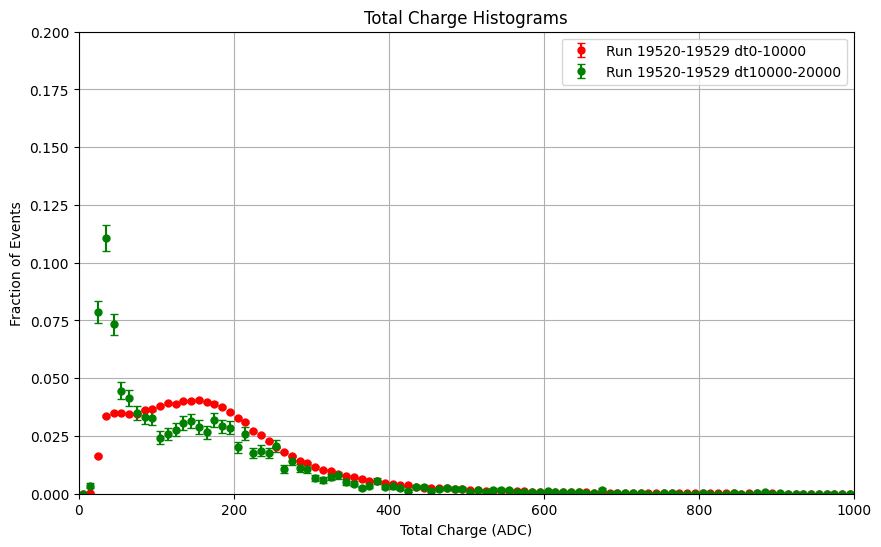
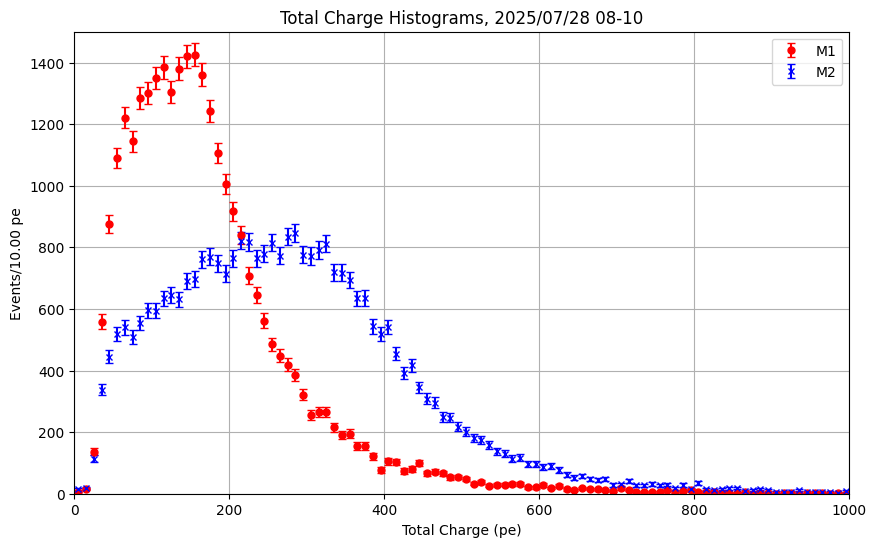
The notebook cell's code change between the first figure and the second:
--- before
+++ after
@@ -5,24 +5,14 @@
 err1 = err1.astype(float)
 err2 = err2.astype(float)
-
-# Store original sums for proper error normalization
-sum1_orig = np.sum(sum_area1)
-sum2_orig = np.sum(sum_area2)
-
-sum_area1 /= sum1_orig
-sum_area2 /= sum2_orig
-err1 /= sum1_orig  # Scale errors by the same factor as the histogram
-err2 /= sum2_orig  # Scale errors by the same factor as the histogram
 err_total = np.sqrt(err1**2 + err2**2)
-print(err_total)
-
+bin_step = 1000 / centers1.size  # Assuming centers1 and centers2 have the same size
 #plotting hist1 and hist2 on the same plot
 plt.figure(figsize=(10, 6))
-plt.errorbar(centers1, sum_area1, yerr=err1, fmt='o', label='Run 19520-19529 dt0-10000', color='red', markersize=5, capsize=3)
-plt.errorbar(centers2, sum_area2, yerr=err2, fmt='o', label='Run 19520-19529 dt10000-20000', color='green', markersize=5, capsize=3)
-plt.title('Total Charge Histograms')
-plt.xlabel('Total Charge (ADC)')
-plt.ylabel('Fraction of Events')
-plt.ylim(0, 0.2)
+plt.errorbar(centers1, sum_area1, yerr=err1, fmt='o', label='M1', color='red', markersize=5, capsize=3)
+plt.errorbar(centers2, sum_area2, yerr=err2, fmt='x', label='M2', color='blue', markersize=5, capsize=3)
+plt.title('Total Charge Histograms, 2025/07/28 08-10')
+plt.xlabel('Total Charge (pe)')
+plt.ylabel(f'Events/{bin_step:.2f} pe')  # Adjusted ylabel to include bin step
+plt.ylim(0, 1500)
 plt.xlim(0, 1000)
 plt.legend()
@@ -33,10 +23,10 @@
 #plotting subtraction hist1 - hist2
 plt.figure(figsize=(10, 6))
-plt.errorbar(centers1, sum_area1 - sum_area2, yerr=err_total, fmt='o', label='Run 19520-19529 Subtraction', color='blue', markersize=5, capsize=3)
-plt.title('Subtraction of Total Charge Histograms')
-plt.xlabel('Total Charge (ADC)')
-plt.ylabel('Fraction of Events')
-plt.ylim(0, 0.02)
-plt.xlim(0, 600)
+plt.errorbar(centers1, sum_area1 - sum_area2, yerr=err_total, fmt='o', label='M1 - M2', color='orange', markersize=5, capsize=3)
+plt.title('Subtraction of Total Charge Histograms, 2025/07/28 08-10')
+plt.xlabel('Total Charge (pe)')
+plt.ylabel(f'Events/{bin_step:.2f} pe')  # Adjusted ylabel to include bin step
+plt.ylim(-600, 1000)
+plt.xlim(0, 1000)
 plt.legend()
 plt.grid()

Commit: Minor updates